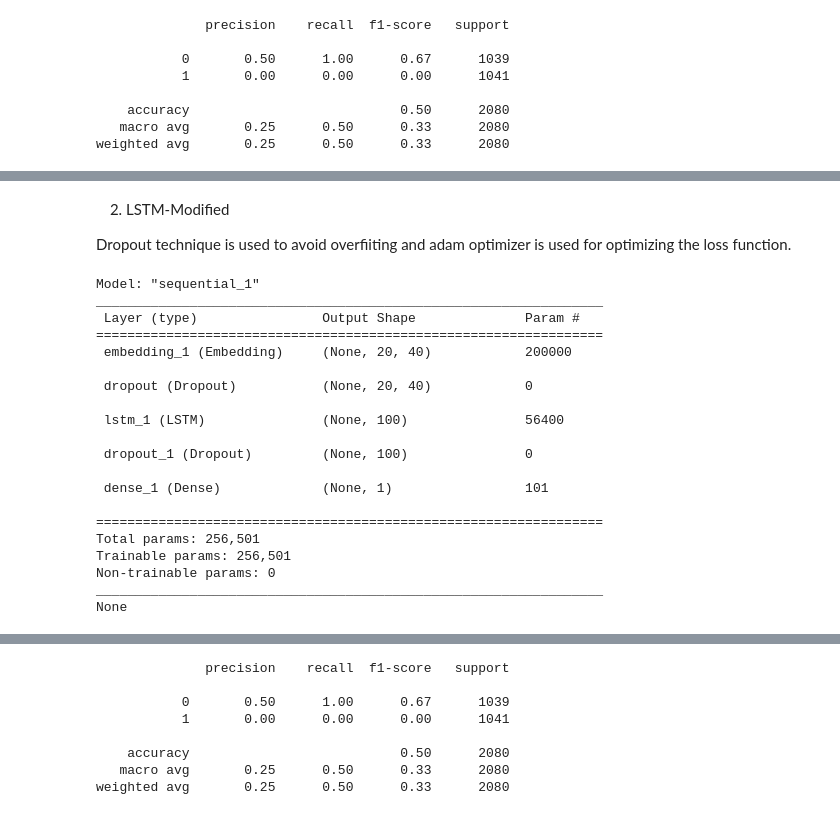
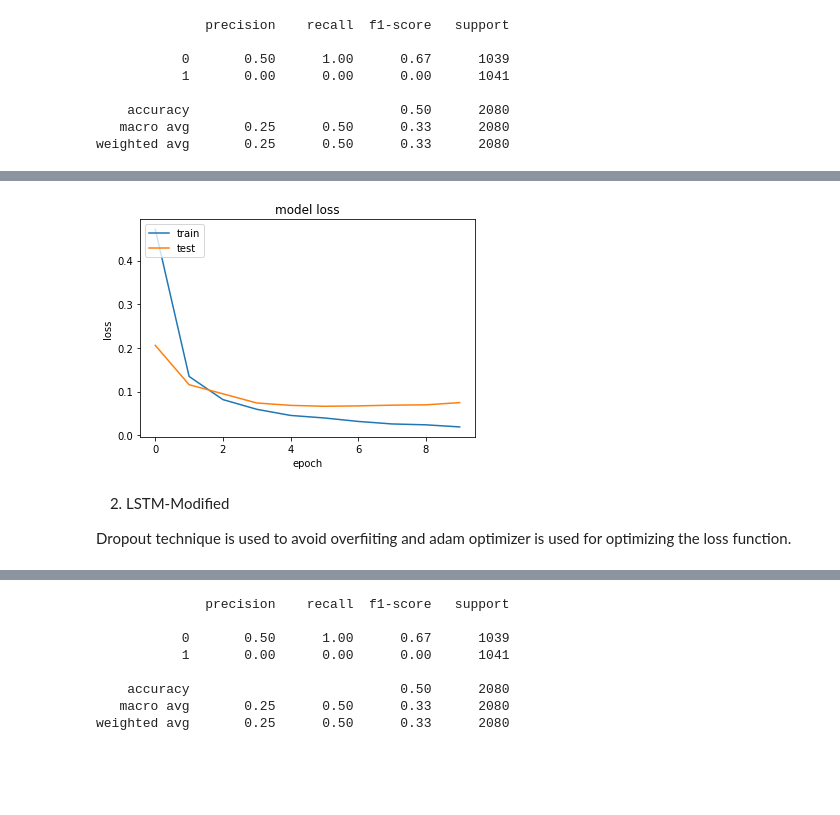
Before and after one commit to devashree1923/fake-news-datasets, a Jupyter notebook: FAKE_NEWS_DETECTION_PAPER.ipynb, the cells around one changed output, grey strips where cells are left out. Saved outputs shown, nothing was run; the diff lists cells and outputs as text; code cells hidden in the pictures; blank space fills up the shorter version.

```diff
--- a/FAKE_NEWS_DETECTION_PAPER.ipynb
+++ b/FAKE_NEWS_DETECTION_PAPER.ipynb
@@ -276,37 +264,38 @@ weighted avg       0.25      0.50      0.33      2080
+# %%
+# summarize history for loss
+plt.plot(history.history['loss'])
+plt.plot(history.history['val_loss'])
+plt.title('model loss')
+plt.ylabel('loss')
+plt.xlabel('epoch')
+plt.legend(['train', 'test'], loc='upper left')
+plt.show()
+# %% [output]
+[figure, added]
 # %% [markdown]
 2) LSTM-Modified
 
 Dropout technique is used to avoid overfiiting and adam optimizer is used for optimizing the loss function.
 # %%
-# Creating the LSTM Model for prediction
-embedding_feature_vector = 40
+# # Creating the LSTM Model for prediction
+# embedding_feature_vector = 40
+# model = Sequential()
+# model.add(Embedding(vocab_size,embedding_feature_vector,input_length=sent_length))
+# model.add(Dropout(0.3))
+# model.add(LSTM(100))
+# model.add(Dropout(0.3))
+# model.add(Dense(1,activation='sigmoid'))
+# model.compile(loss='binary_crossentropy',optimizer='adam',metrics=['accuracy'])
+# print(model.summary())
+
+
 model = Sequential()
-model.add(Embedding(vocab_size,embedding_feature_vector,input_length=sent_length))
-model.add(Dropout(0.3))
-model.add(LSTM(100))
-model.add(Dropout(0.3))
+model.add(Embedding(vo_size,embedding_vector_feature,input_length=sent_length))
+model.add(LSTM(100, return_sequences=True,name='lstm_layer'))
+model.add(GlobalMaxPool1D())
+model.add(Dropout(0.1))
+model.add(Dense(50, activation='relu'))
+model.add(Dropout(0.1))
 model.add(Dense(1,activation='sigmoid'))
-model.compile(loss='binary_crossentropy',optimizer='adam',metrics=['accuracy'])
-print(model.summary())
+model.compile(loss='binary_crossentropy', optimizer='adam', metrics=['accuracy'])
-# %% [output]
-Model: "sequential_1"
-_________________________________________________________________
- Layer (type)                Output Shape              Param #
-=================================================================
- embedding_1 (Embedding)     (None, 20, 40)            200000
-
- dropout (Dropout)           (None, 20, 40)            0
-
- lstm_1 (LSTM)               (None, 100)               56400
-
- dropout_1 (Dropout)         (None, 100)               0
-
- dense_1 (Dense)             (None, 1)                 101
-
-=================================================================
-Total params: 256,501
-Trainable params: 256,501
-Non-trainable params: 0
-_________________________________________________________________
-None
 # %%
```
Also changed, not shown: parts of 34 cells of this notebook.
